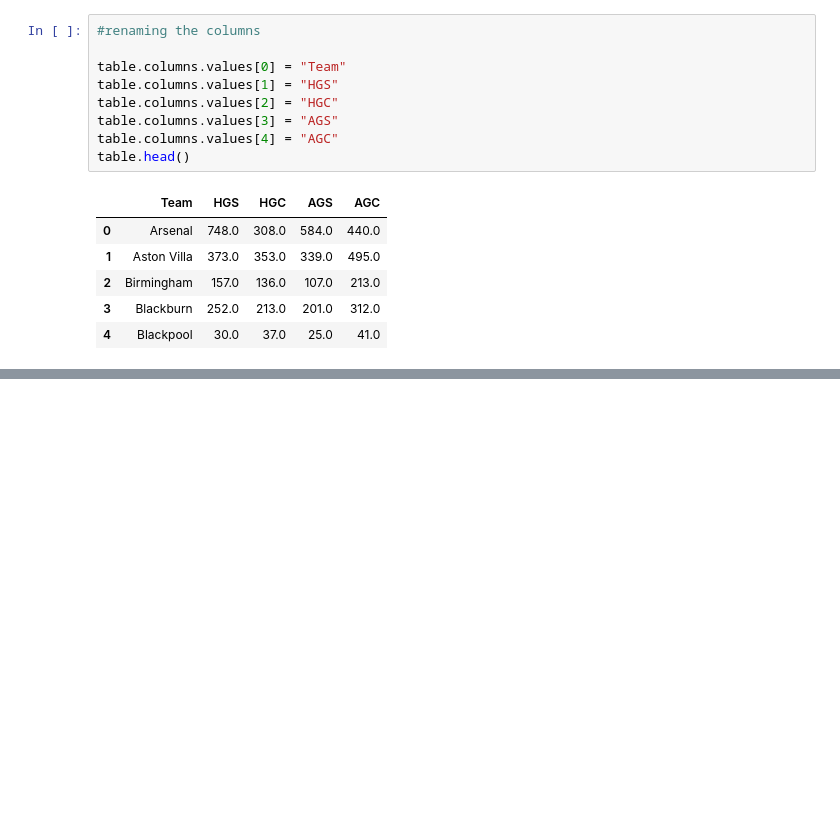
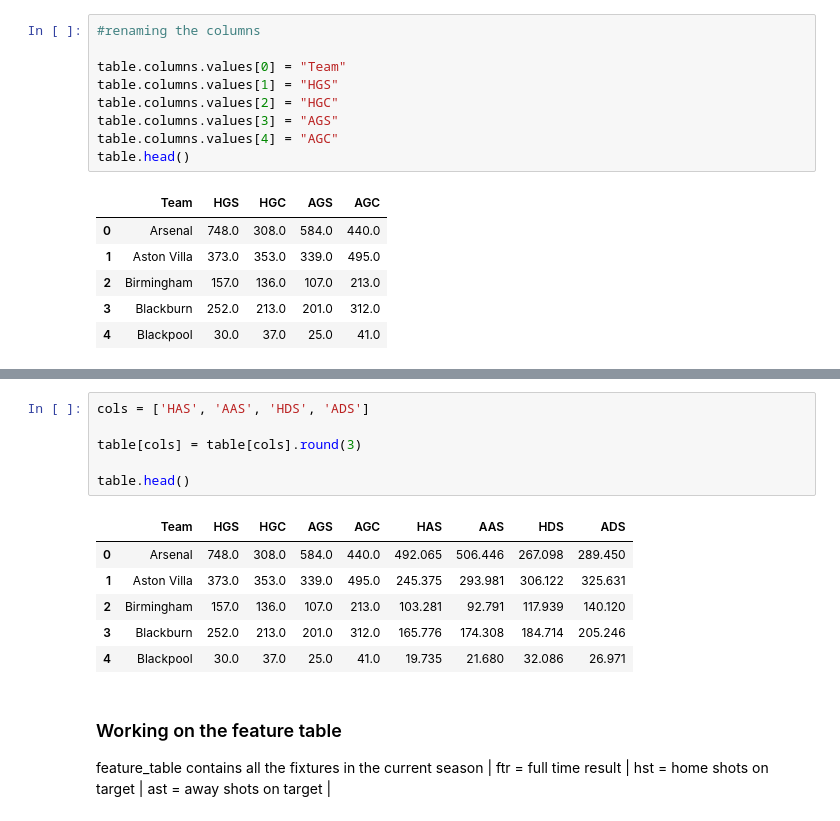
Before and after one commit to saylibhavsar/Football-Data-Analysis, a Jupyter notebook: Web Scraping - Football Analysis.ipynb, the cells around one changed output, grey strips where cells are left out. Cells and saved outputs as stored; diff of their text form; blank space fills up the shorter version.

```diff
--- a/Web Scraping - Football Analysis.ipynb
+++ b/Web Scraping - Football Analysis.ipynb
@@ -203,0 +199,20 @@ table.head()
+# %%
+cols = ['HAS', 'AAS', 'HDS', 'ADS']
+
+table[cols] = table[cols].round(3)
+
+table.head()
+# %% [output]
+|  | Team | HGS | HGC | AGS | AGC | HAS | AAS | HDS | ADS |
+| 0 | Arsenal | 748.0 | 308.0 | 584.0 | 440.0 | 492.065 | 506.446 | 267.098 | 289.450 |
+| 1 | Aston Villa | 373.0 | 353.0 | 339.0 | 495.0 | 245.375 | 293.981 | 306.122 | 325.631 |
+| 2 | Birmingham | 157.0 | 136.0 | 107.0 | 213.0 | 103.281 | 92.791 | 117.939 | 140.120 |
+| 3 | Blackburn | 252.0 | 213.0 | 201.0 | 312.0 | 165.776 | 174.308 | 184.714 | 205.246 |
+| 4 | Blackpool | 30.0 | 37.0 | 25.0 | 41.0 | 19.735 | 21.680 | 32.086 | 26.971 |
+# %% [markdown]
+### Working on the feature table
+
+feature_table contains all the fixtures in the current season |
+ftr = full time result |
+hst = home shots on target |
+ast = away shots on target |
```
Also changed, not shown: parts of 11 cells of this notebook.
